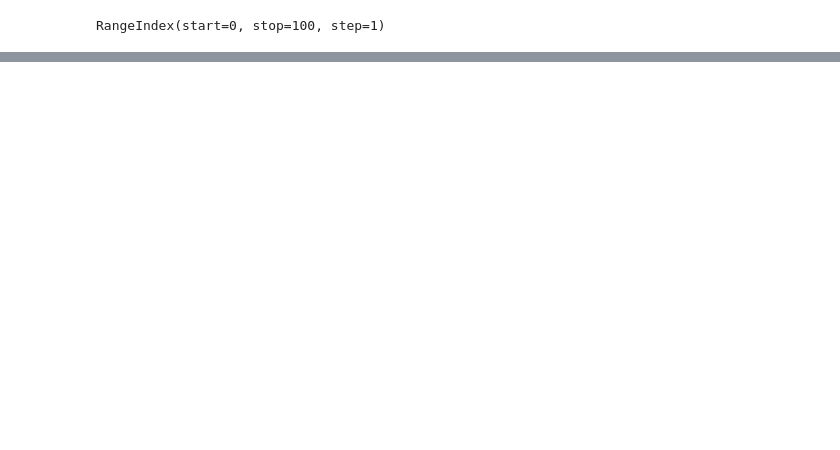
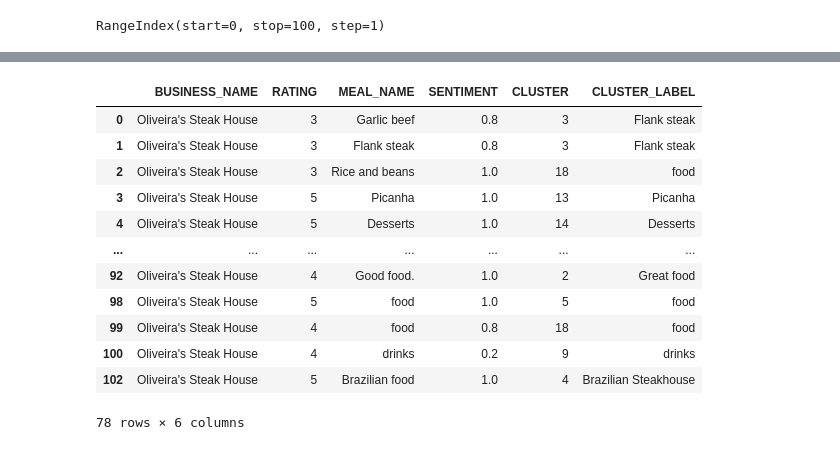
Before and after one commit to harshshah2599/BiteBuddy, a Jupyter notebook: LLM/LLM_Processing.ipynb, the cells around one changed output, grey strips where cells are left out. Cells and saved outputs as stored; diff of their text form; code cells hidden in the pictures; blank space fills up the shorter version.

```diff
--- a/LLM/LLM_Processing.ipynb
+++ b/LLM/LLM_Processing.ipynb
@@ -185,0 +222,3 @@ result_df
+# %%
+result_df = df
+result_df.head()
@@ -195,14 +241,16 @@ import pandas as pd
 # Load a pre-trained BERT model from Sentence Transformers
 model = SentenceTransformer('all-MiniLM-L6-v2') #('gte-tiny') #('paraphrase-MiniLM-L6-v2')
 
-def clustering(df, column_name, model):
+def clustering(df, column_name=llm_output_column, model=model, cluster_percentage=50):
 
     # Get embeddings for the terms
     embeddings = model.encode(df[column_name].astype(str).tolist(), convert_to_tensor=True)
 
     # Perform clustering using Agglomerative Clustering
     # Adjust the number of clusters (n_clusters) based on your use case
-    n_clusters = int(df.shape[0] * .5)
+    unique_values = len(df['MEAL_NAME'].unique())
+    # 66.7% of the unique values
+    n_clusters = int(unique_values * cluster_percentage/100)
     # clustering = AgglomerativeClustering(n_clusters=n_clusters, affinity='cosine', linkage='average')
     clustering = KMeans(n_clusters=n_clusters)
     df['CLUSTER'] = clustering.fit_predict(embeddings)
@@ -211,3 +259,5 @@ def clustering(df, column_name, model):
     print(df)
 
     return df
+
+df = clustering(result_df, llm_output_column, model)
@@ -228,6 +308,6 @@ def assign_cluster_labels(df):
 
     # final_df = final_df.drop(columns=['CLUSTER_LABEL'])
 
-    return df
+    return final_df
 
 df = assign_cluster_labels(df)
@@ -233,0 +323,11 @@ df = assign_cluster_labels(df)
+# %%
+# df2 = df[['BUSINESS_NAME', 'RATING', 'MEAL_NAME', 'SENTIMENT', 'CLUSTER', 'CLUSTER_LABEL']]
+# df2.head()
+
+# write df to csv
+# df.to_csv('test.csv', index=False)
+
+# df where MEAL_NAME is NAN
+df = df[~df['MEAL_NAME'].isnull()]
+
+df.head()
@@ -234,9 +341,23 @@ df = assign_cluster_labels(df)
 # %%
 #################################################################################
 # Upload the data to Snowflake
 # append snowflake table damg7374.mart.reviews_llm_output with data in df
 # df.to_sql('reviews_llm_output', engine, schema='damg7374.mart', if_exists='append', index=False)
 # read data from csv file into pandas dataframe
-df = pd.read_csv('test_data_for_update.csv')
+# df = pd.read_csv('test.csv')
 df.head()
 update_reviews(df, 'damg7374.mart.review_llm_output')
+# %% [output]
+|  | BUSINESS_NAME | RATING | MEAL_NAME | SENTIMENT | CLUSTER | CLUSTER_LABEL |
+| 0 | Oliveira's Steak House | 3 | Garlic beef | 0.8 | 3 | Flank steak |
+| 1 | Oliveira's Steak House | 3 | Flank steak | 0.8 | 3 | Flank steak |
+| 2 | Oliveira's Steak House | 3 | Rice and beans | 1.0 | 18 | food |
+| 3 | Oliveira's Steak House | 5 | Picanha | 1.0 | 13 | Picanha |
+| 4 | Oliveira's Steak House | 5 | Desserts | 1.0 | 14 | Desserts |
+| ... | ... | ... | ... | ... | ... | ... |
+| 92 | Oliveira's Steak House | 4 | Good food. | 1.0 | 2 | Great food |
+| 98 | Oliveira's Steak House | 5 | food | 1.0 | 5 | food |
+| 99 | Oliveira's Steak House | 4 | food | 0.8 | 18 | food |
+| 100 | Oliveira's Steak House | 4 | drinks | 0.2 | 9 | drinks |
+| 102 | Oliveira's Steak House | 5 | Brazilian food | 1.0 | 4 | Brazilian Steakhouse |
+78 rows × 6 columns
```
Also changed, not shown: parts of 13 cells of this notebook, 5 other files.
